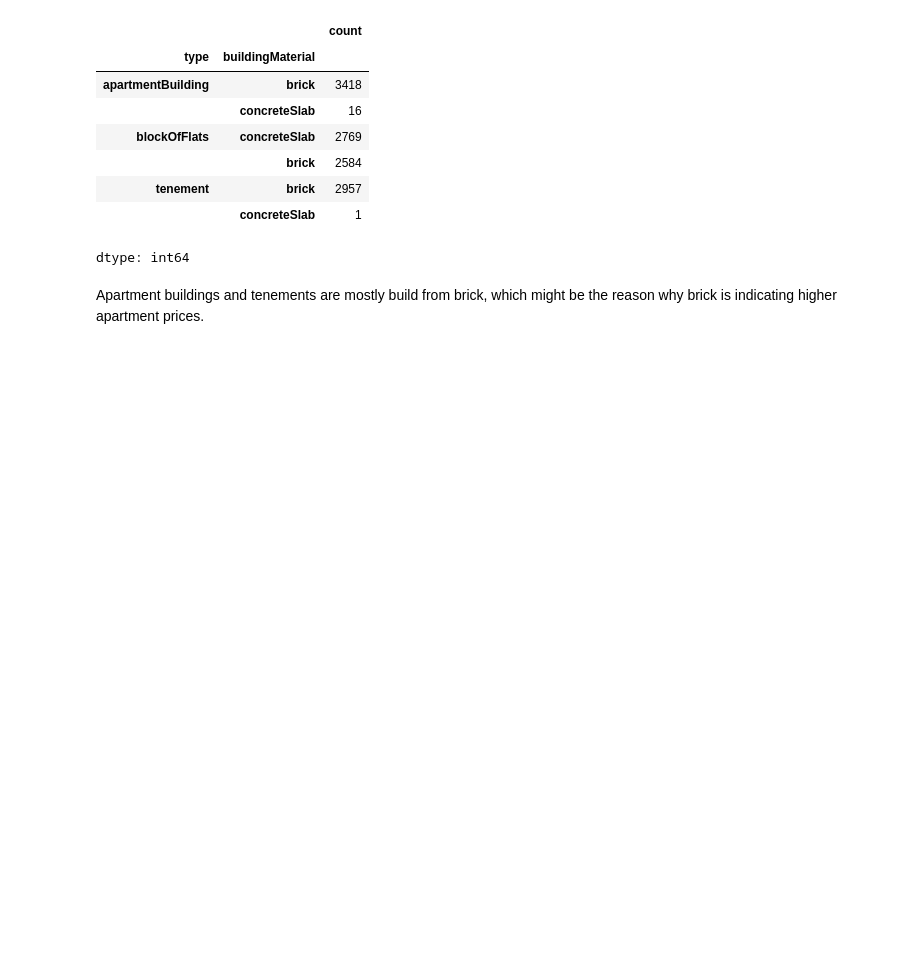
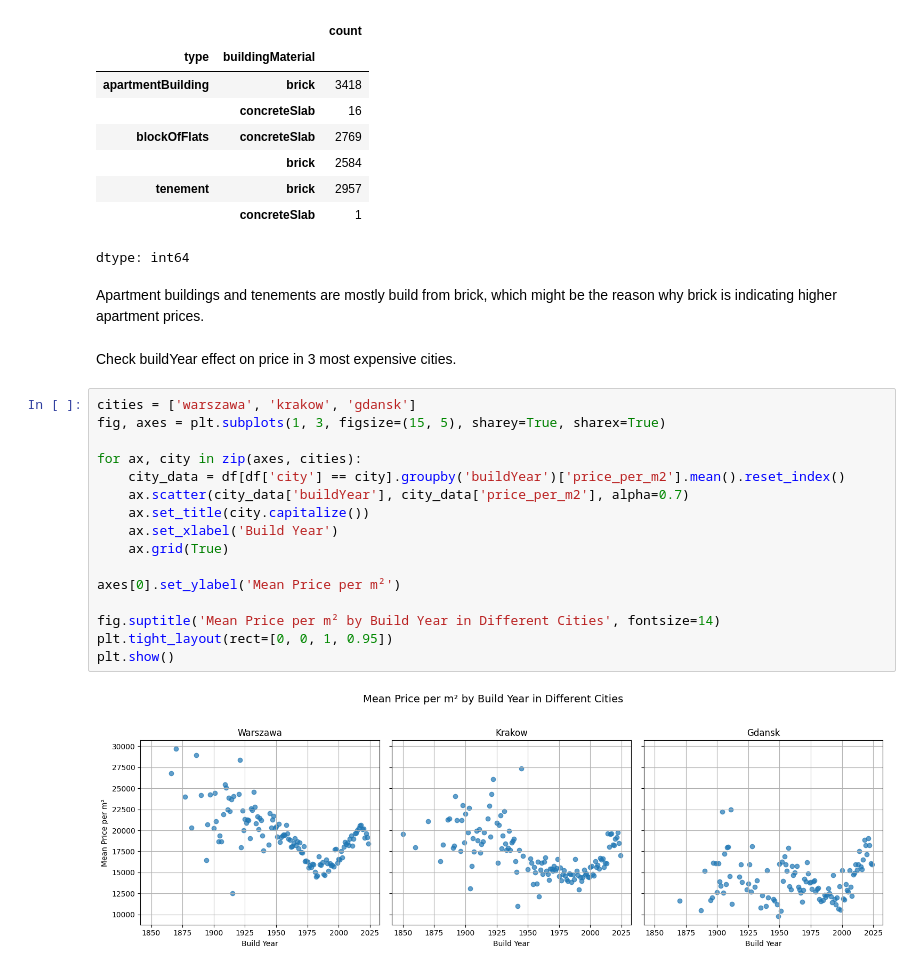
Before and after one commit to turekmagdalena/DataScienceProjects, a Jupyter notebook: Apartment_Prices_in_Poland/notebooks/all_cities/exploratory_data_analysis.ipynb, the cells around one changed output. Drawn from its saved outputs; the diff is of its cells as text; blank space fills up the shorter version.

```diff
--- a/Apartment_Prices_in_Poland/notebooks/all_cities/exploratory_data_analysis.ipynb
+++ b/Apartment_Prices_in_Poland/notebooks/all_cities/exploratory_data_analysis.ipynb
@@ -153,3 +169,23 @@ df.groupby(['type'])['buildingMaterial'].value_counts()
 dtype: int64
 # %% [markdown]
 Apartment buildings and tenements are mostly build from brick, which might be the reason why brick is indicating higher apartment prices.
+# %% [markdown]
+Check buildYear effect on price in 3 most expensive cities.
+# %%
+cities = ['warszawa', 'krakow', 'gdansk']
+fig, axes = plt.subplots(1, 3, figsize=(15, 5), sharey=True, sharex=True)
+
+for ax, city in zip(axes, cities):
+    city_data = df[df['city'] == city].groupby('buildYear')['price_per_m2'].mean().reset_index()
+    ax.scatter(city_data['buildYear'], city_data['price_per_m2'], alpha=0.7)
+    ax.set_title(city.capitalize())
+    ax.set_xlabel('Build Year')
+    ax.grid(True)
+
+axes[0].set_ylabel('Mean Price per m²')
+
+fig.suptitle('Mean Price per m² by Build Year in Different Cities', fontsize=14)
+plt.tight_layout(rect=[0, 0, 1, 0.95])
+plt.show()
+# %% [output]
+[figure, added]
```
Also changed, not shown: parts of 21 cells of this notebook, 1 other file.
